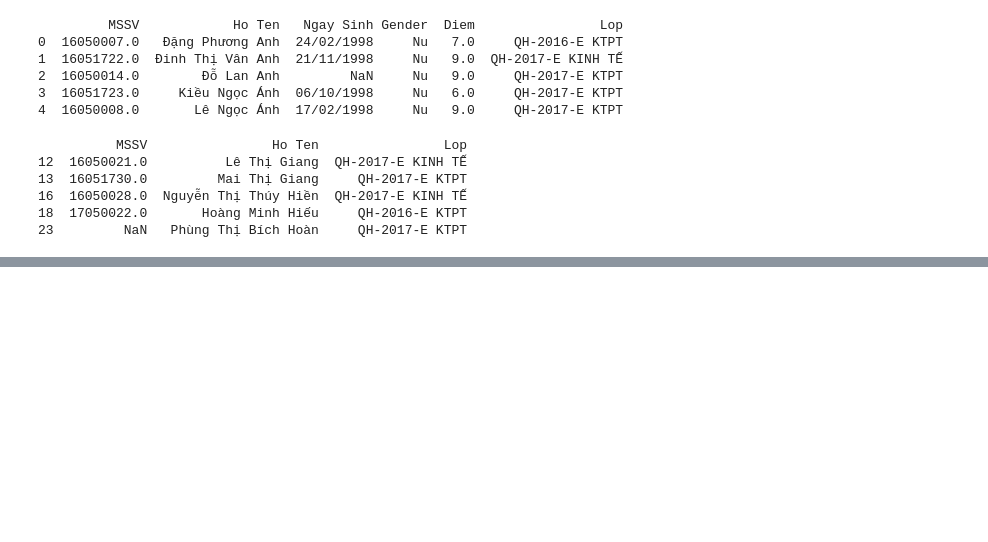
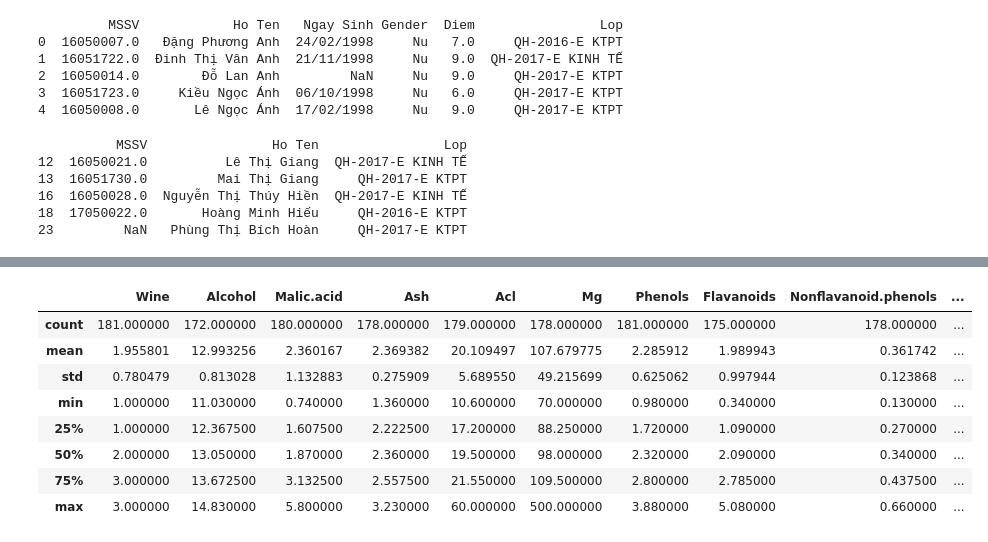
Before and after one commit to Sharvuz/Data-Analysis, a Jupyter notebook: BTH_Tuan3.ipynb, the cells around one changed output, grey strips where cells are left out. Drawn from its saved outputs; the diff is of its cells as text; code cells hidden in the pictures; blank space fills up the shorter version.

```diff
--- a/BTH_Tuan3.ipynb
+++ b/BTH_Tuan3.ipynb
@@ -272,0 +264,6 @@ print(df_namcsv.head(10))
+# %%
+#Cau 7
+df7 = pd.read_csv('C:/Users/huynh/Documents/jupyter Running/Data Analysis/Data/wine.csv', sep=',', encoding='utf-8')
+print(df7.head())
+
+print(df7.shape)
@@ -272,0 +362,12 @@ print(df_namcsv.head(10))
+# %%
+df7.describe()     # thống kê mô tả các biến số
+# %% [output]
+|  | Wine | Alcohol | Malic.acid | Ash | Acl | Mg | Phenols | Flavanoids | Nonflavanoid.phenols | ... |
+| count | 181.000000 | 172.000000 | 180.000000 | 178.000000 | 179.000000 | 178.000000 | 181.000000 | 175.000000 | 178.000000 | ... |
+| mean | 1.955801 | 12.993256 | 2.360167 | 2.369382 | 20.109497 | 107.679775 | 2.285912 | 1.989943 | 0.361742 | ... |
+| std | 0.780479 | 0.813028 | 1.132883 | 0.275909 | 5.689550 | 49.215699 | 0.625062 | 0.997944 | 0.123868 | ... |
+| min | 1.000000 | 11.030000 | 0.740000 | 1.360000 | 10.600000 | 70.000000 | 0.980000 | 0.340000 | 0.130000 | ... |
+| 25% | 1.000000 | 12.367500 | 1.607500 | 2.222500 | 17.200000 | 88.250000 | 1.720000 | 1.090000 | 0.270000 | ... |
+| 50% | 2.000000 | 13.050000 | 1.870000 | 2.360000 | 19.500000 | 98.000000 | 2.320000 | 2.090000 | 0.340000 | ... |
+| 75% | 3.000000 | 13.672500 | 3.132500 | 2.557500 | 21.550000 | 109.500000 | 2.800000 | 2.785000 | 0.437500 | ... |
+| max | 3.000000 | 14.830000 | 5.800000 | 3.230000 | 60.000000 | 500.000000 | 3.880000 | 5.080000 | 0.660000 | ... |
```
Also changed, not shown: parts of 8 cells of this notebook, 1 other file.
